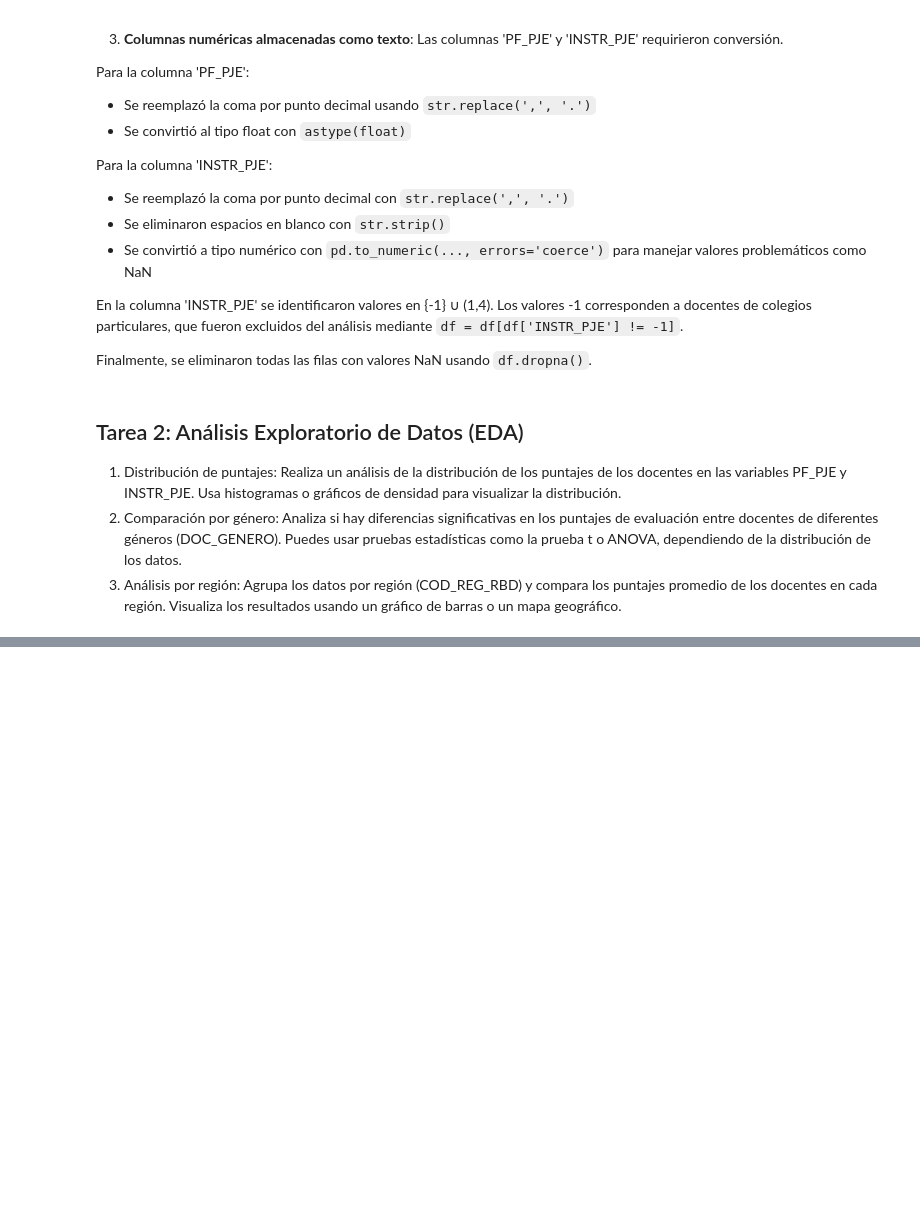
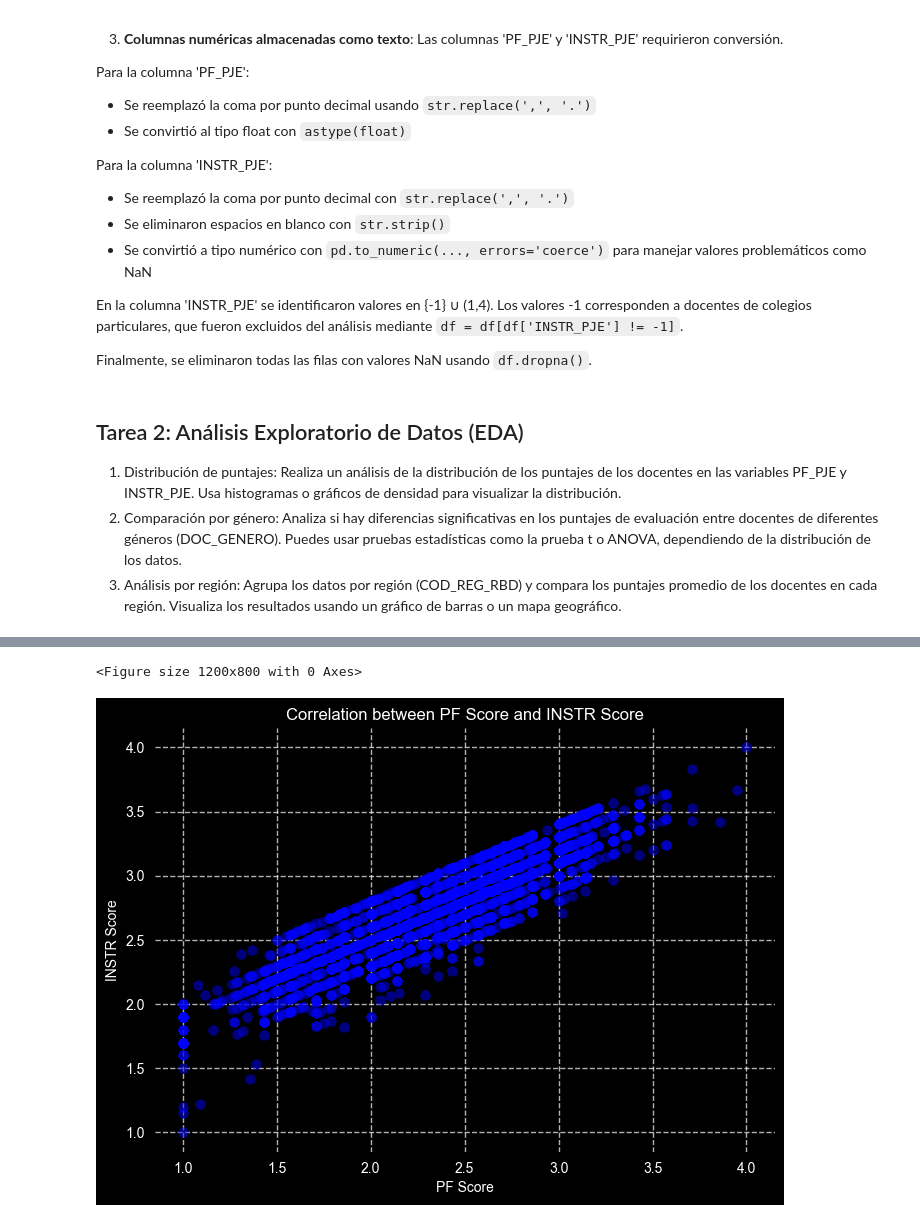
Before and after one commit to PalomoMT/Docentes, a Jupyter notebook: Analisis.ipynb, the cells around one changed output, grey strips where cells are left out. Saved outputs shown, nothing was run; the diff lists cells and outputs as text; code cells hidden in the pictures; blank space fills up the shorter version.

```diff
--- a/Analisis.ipynb
+++ b/Analisis.ipynb
@@ -134,0 +237,17 @@ plt.show()
+# %%
+plt.style.use('dark_background')
+plt.figure(figsize=(12, 8))
+df.plot(kind='scatter',
+        x='PF_PJE',
+        y='INSTR_PJE',
+        color='blue',
+        alpha=0.5,
+        s=50)
+plt.title('Correlation between PF Score and INSTR Score', fontsize=12)
+plt.xlabel('PF Score', fontsize=10)
+plt.ylabel('INSTR Score', fontsize=10)
+plt.grid(True, linestyle='--', alpha=0.7)
+plt.show()
+# %% [output]
+<Figure size 1200x800 with 0 Axes>
+[figure, added]
```
Also changed, not shown: parts of 12 cells of this notebook, 7 other files.
